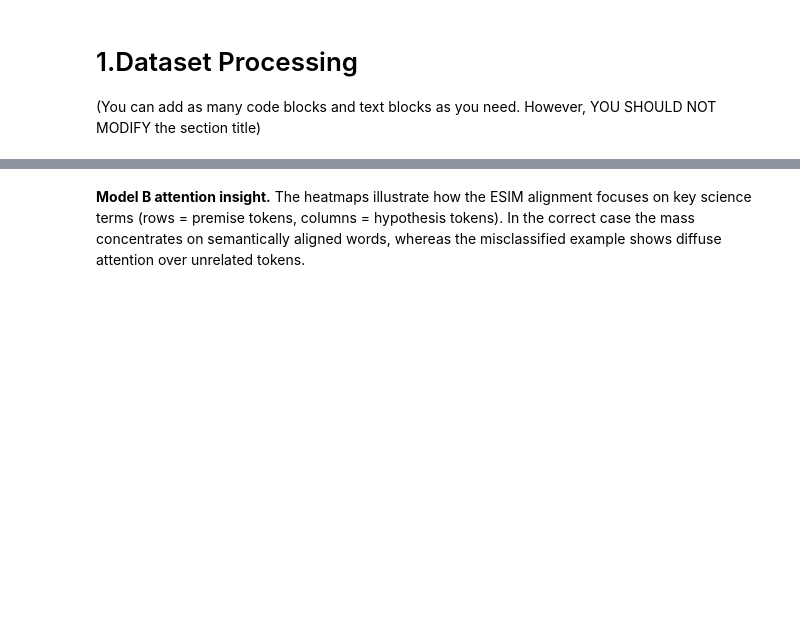
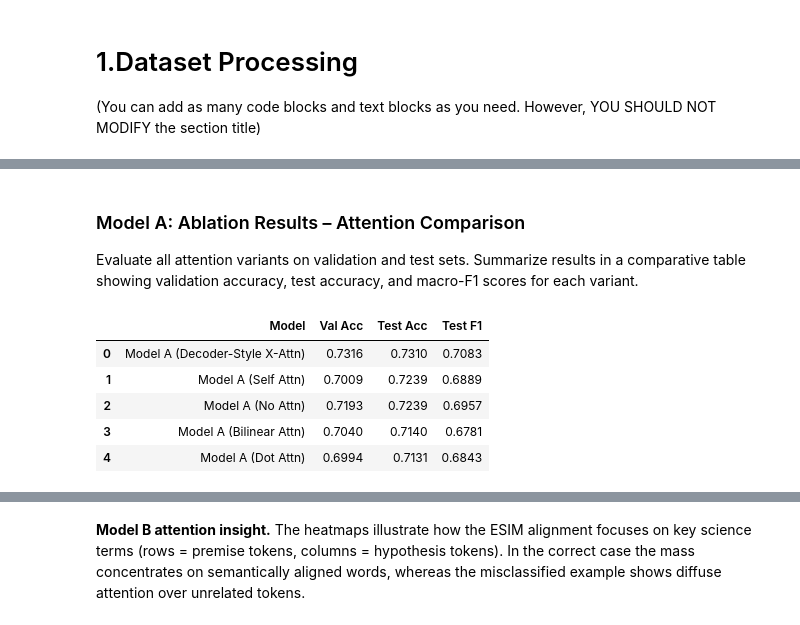
Before and after one commit to kevin224ly/CITS4012-Group-Project, a Jupyter notebook: CITS4012_35.ipynb, the cells around one changed output, grey strips where cells are left out. Cells and saved outputs as stored; diff of their text form; code cells hidden in the pictures; blank space fills up the shorter version.

```diff
--- a/CITS4012_35.ipynb
+++ b/CITS4012_35.ipynb
@@ -2096,0 +1075,39 @@ else:
+# %% [markdown]
+### Model A: Ablation Results – Attention Comparison
+
+Evaluate all attention variants on validation and test sets. Summarize results in a comparative table showing validation accuracy, test accuracy, and macro-F1 scores for each variant.
+# %%
+# Model A: Ablation Results – Attention Comparison
+
+from sklearn.metrics import f1_score
+
+def evaluate_model_variant(model, name):
+    """Compute val/test Accuracy and Macro-F1 for a given variant."""
+    val_pred = np.argmax(model.predict([Xv_p, Xv_h], verbose=0), axis=1)
+    test_pred = np.argmax(model.predict([Xt_p, Xt_h], verbose=0), axis=1)
+    return {
+        "Model": name,
+        "Val Acc": round(accuracy_score(y_v, val_pred), 4),
+        "Test Acc": round(accuracy_score(y_te, test_pred), 4),
+        "Test F1": round(f1_score(y_te, test_pred, average="macro"), 4),
+    }
+
+# ---- Collect results for all variants ----
+modelA_variant_rows = [
+    evaluate_model_variant(modelA,    "Model A (Bilinear Attn)"),
+    evaluate_model_variant(modelA_dot,  "Model A (Dot Attn)"),
+    evaluate_model_variant(modelA_no,  "Model A (No Attn)"),
+    evaluate_model_variant(modelA_self, "Model A (Self Attn)"),
+    evaluate_model_variant(modelA_xdec, "Model A (Decoder-Style X-Attn)"),
+]
+
+# ---- Build summary table ----
+modelA_variant_df = pd.DataFrame(modelA_variant_rows)
+modelA_variant_df.sort_values("Test Acc", ascending=False).reset_index(drop=True)
+# %% [output]
+|  | Model | Val Acc | Test Acc | Test F1 |
+| 0 | Model A (Decoder-Style X-Attn) | 0.7316 | 0.7310 | 0.7083 |
+| 1 | Model A (Self Attn) | 0.7009 | 0.7239 | 0.6889 |
+| 2 | Model A (No Attn) | 0.7193 | 0.7239 | 0.6957 |
+| 3 | Model A (Bilinear Attn) | 0.7040 | 0.7140 | 0.6781 |
+| 4 | Model A (Dot Attn) | 0.6994 | 0.7131 | 0.6843 |
```
Also changed, not shown: parts of 186 cells of this notebook, 11 other files.
